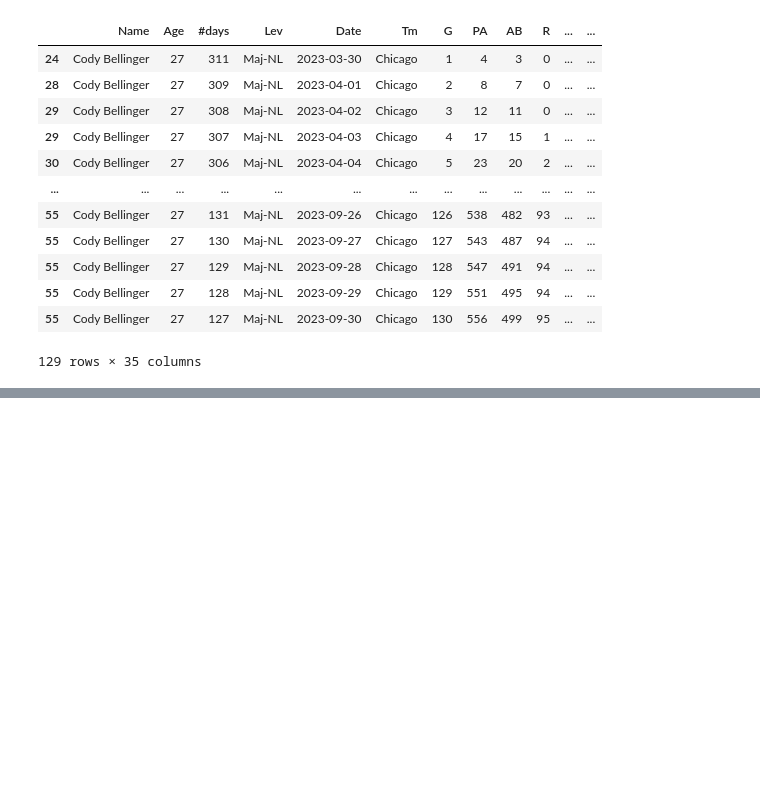
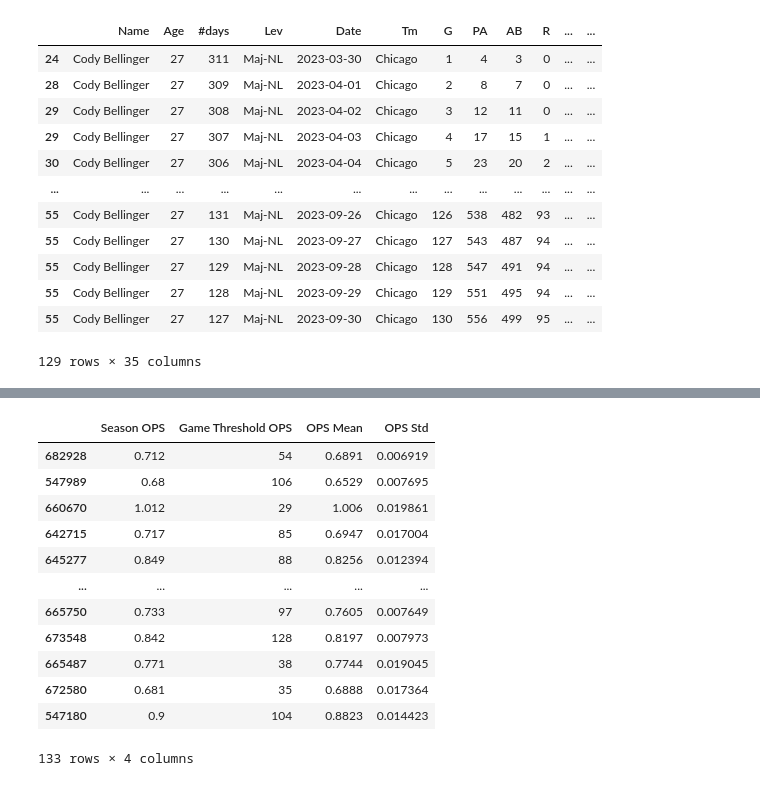
Before and after one commit to Lil-Crouton/baseball-stat-stability, a Jupyter notebook: analysis.ipynb, the cells around one changed output, grey strips where cells are left out. Saved outputs shown, nothing was run; the diff lists cells and outputs as text; code cells hidden in the pictures; blank space fills up the shorter version.

Commit message:
Sliding Window Pretty Much Implemented

```diff
--- a/analysis.ipynb
+++ b/analysis.ipynb
@@ -96,2 +49,0 @@ def sliding_window_stability(dfs:dict) -> dict:
-# %%
-stability = sliding_window_stability(player_dfs_2023)
@@ -109,0 +140,19 @@ stability[641355]
+# %%
+stability_OPS, log = sliding_window_stability(player_dfs_2023, 'OPS')
+stability_K, log = sliding_window_stability(player_dfs_2023, 'K%')
+# %%
+stability_OPS
+# %% [output]
+|  | Season OPS | Game Threshold OPS | OPS Mean | OPS Std |
+| 682928 | 0.712 | 54 | 0.6891 | 0.006919 |
+| 547989 | 0.68 | 106 | 0.6529 | 0.007695 |
+| 660670 | 1.012 | 29 | 1.006 | 0.019861 |
+| 642715 | 0.717 | 85 | 0.6947 | 0.017004 |
+| 645277 | 0.849 | 88 | 0.8256 | 0.012394 |
+| ... | ... | ... | ... | ... |
+| 665750 | 0.733 | 97 | 0.7605 | 0.007649 |
+| 673548 | 0.842 | 128 | 0.8197 | 0.007973 |
+| 665487 | 0.771 | 38 | 0.7744 | 0.019045 |
+| 672580 | 0.681 | 35 | 0.6888 | 0.017364 |
+| 547180 | 0.9 | 104 | 0.8823 | 0.014423 |
+133 rows × 4 columns
```
Also changed, not shown: parts of 20 cells of this notebook.
